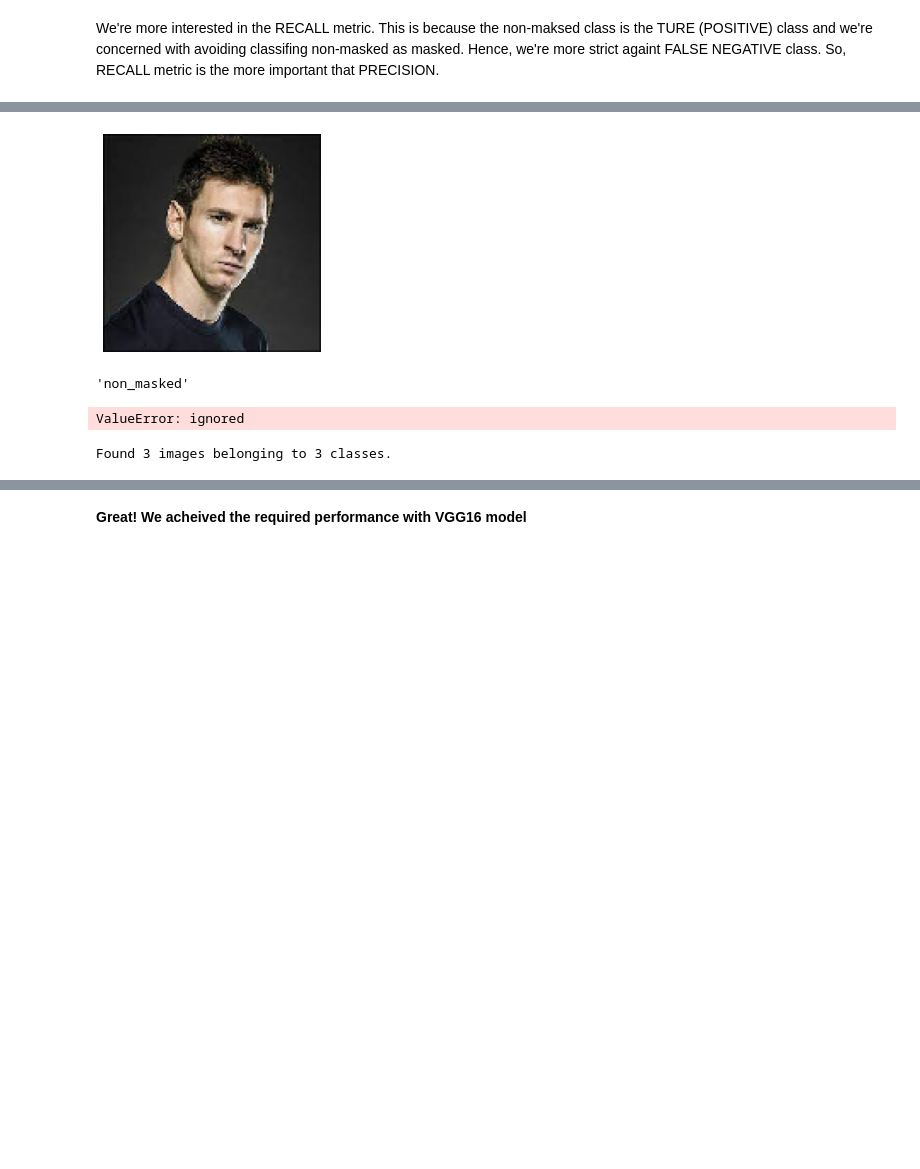
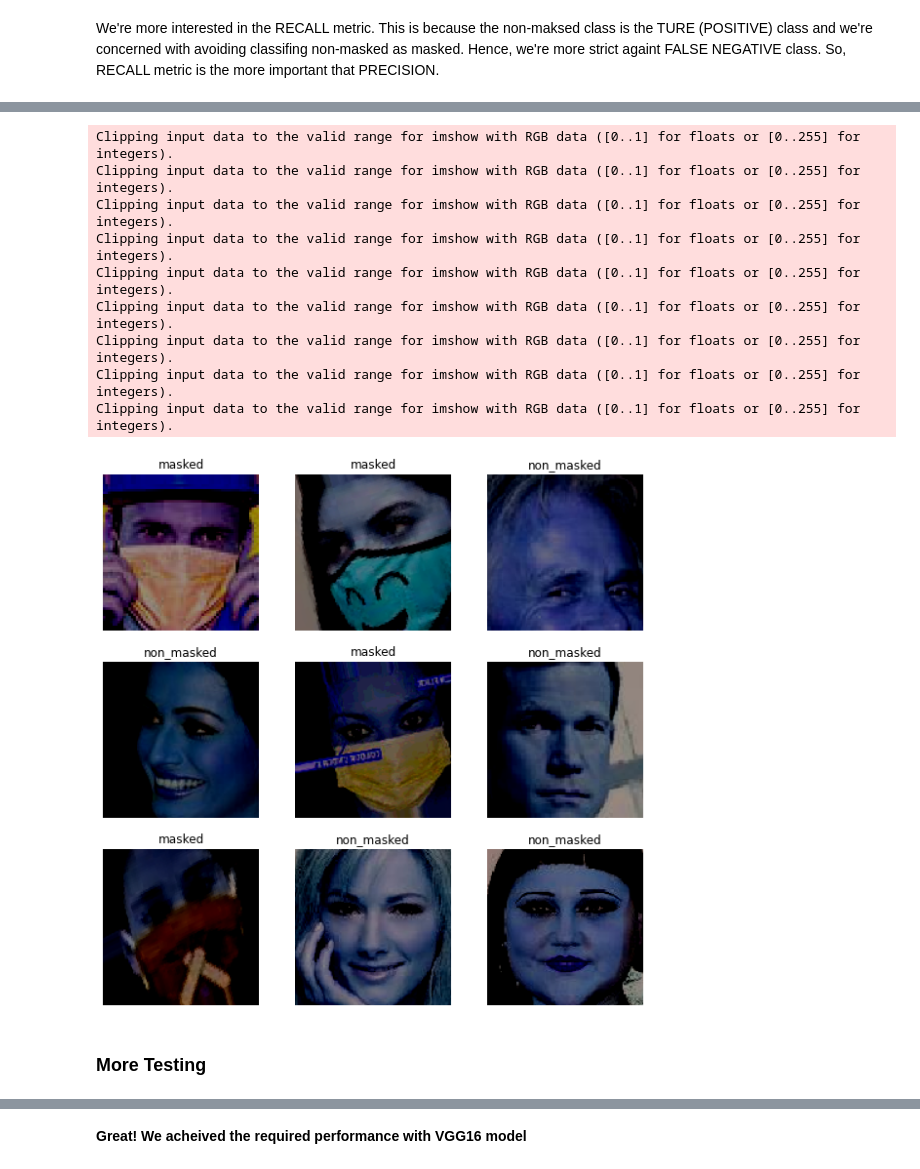
Before and after one commit to AsmaaIbrahiim/Face-Mask-Detection, a Jupyter notebook: Face_Mask_Detection|_Transfer_learning_1.ipynb, the cells around one changed output, grey strips where cells are left out. Saved outputs shown, nothing was run; the diff lists cells and outputs as text; code cells hidden in the pictures; blank space fills up the shorter version.

```diff
--- a/Face_Mask_Detection|_Transfer_learning_1.ipynb
+++ b/Face_Mask_Detection|_Transfer_learning_1.ipynb
@@ -441,28 +424,29 @@ print(classification_report(np.argmax(label_samples, axis=1), y_pred))
     accuracy                           0.99       492
    macro avg       0.99      0.99      0.99       492
 weighted avg       0.99      0.99      0.99       492
-# %%
-test_img = load_img_function('messi.jpeg')
-classes[np.argmax(model.predict(images))]
-# %% [output]
-[figure, removed]
-'non_masked'
-# %%
-#test_img = tf.keras.preprocessing.image.load_img('DL1.png', target_size=(HEIGHT, WIDTH, 3))
-test_img = tf.keras.preprocessing.image.img_to_array(tf.keras.preprocessing.image.load_img('DL3.png', target_size=(HEIGHT, WIDTH, 3)))
-#test_arr = np.array([test_img])
-y = model.predict(test_arr)
-y
-# %% [output]
-ValueError: ignored
-# %%
-  test_generator= ImageDataGenerator(preprocessing_function = tf.keras.applications.vgg16.preprocess_input)
-  random_test_generator=test_generator.flow_from_directory('/content/random_images',
-                                              target_size=(HEIGHT,WIDTH),
-                                              batch_size = 1,
-                                              shuffle = True,
-                                              class_mode='categorical',
-                                              color_mode='rgb')
-  #random_test_pred = model.predict(random_test_generator)
-# %% [output]
-Found 3 images belonging to 3 classes.
+# %%
+## Testing
+plt.figure(figsize=(10, 10))
+for i in range(9):
+    ax = plt.subplot(3, 3, i + 1)
+    plt.imshow(image_samples[i]/255);
+    plt.title(classes[np.argmax(model.predict(np.expand_dims(image_samples[i], axis=0)))])
+    plt.axis("off")
+
+#test_img = image_samples[0]
+#x = np.expand_dims(test_img, axis=0)
+#plt.imshow(test_img)
+#print(classes[np.argmax(model.predict(x))])
+# %% [output]
+Clipping input data to the valid range for imshow with RGB data ([0..1] for floats or [0..255] for integers).
+Clipping input data to the valid range for imshow with RGB data ([0..1] for floats or [0..255] for integers).
+Clipping input data to the valid range for imshow with RGB data ([0..1] for floats or [0..255] for integers).
+Clipping input data to the valid range for imshow with RGB data ([0..1] for floats or [0..255] for integers).
+Clipping input data to the valid range for imshow with RGB data ([0..1] for floats or [0..255] for integers).
+Clipping input data to the valid range for imshow with RGB data ([0..1] for floats or [0..255] for integers).
+Clipping input data to the valid range for imshow with RGB data ([0..1] for floats or [0..255] for integers).
+Clipping input data to the valid range for imshow with RGB data ([0..1] for floats or [0..255] for integers).
+Clipping input data to the valid range for imshow with RGB data ([0..1] for floats or [0..255] for integers).
+[figure, added]
+# %% [markdown]
+### **More Testing**
```
Also changed, not shown: parts of 21 cells of this notebook.
